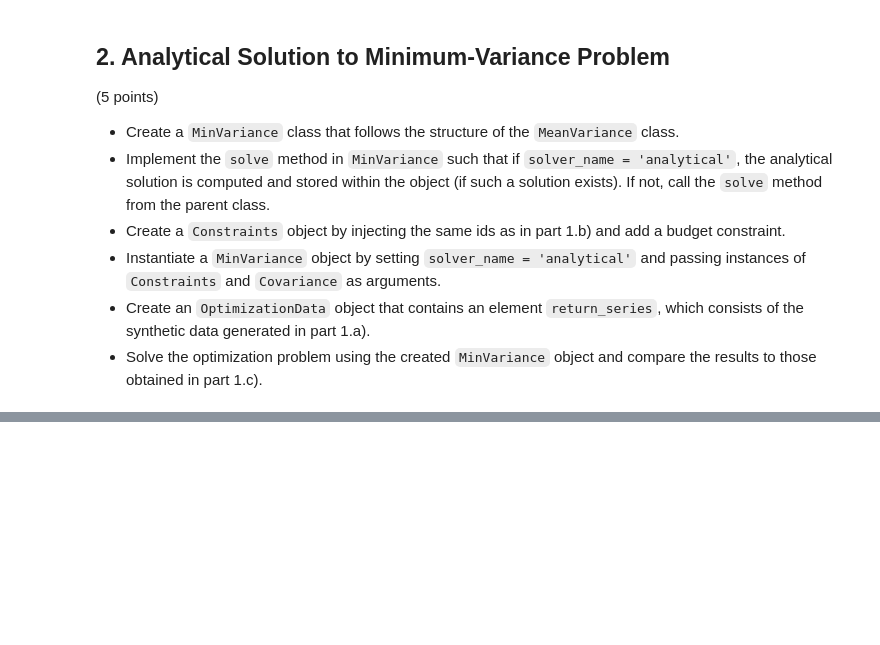
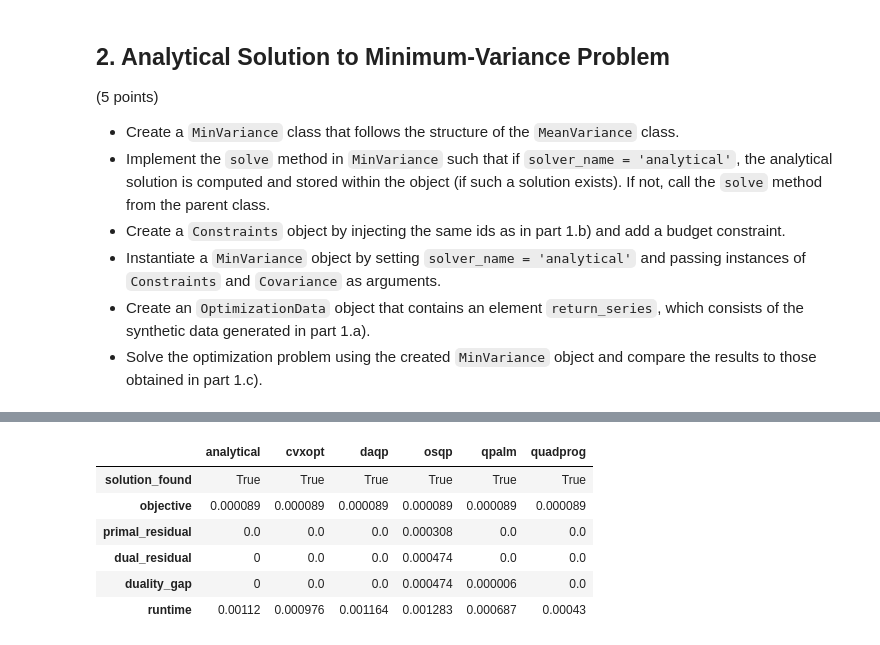
Before and after one commit to Lorbar8/qpmwp-course, a Jupyter notebook: assignments/assignment_1.ipynb, the cells around one changed output, grey strips where cells are left out. Drawn from its saved outputs; the diff is of its cells as text; code cells hidden in the pictures; blank space fills up the shorter version.

```diff
--- a/assignments/assignment_1.ipynb
+++ b/assignments/assignment_1.ipynb
@@ -55,19 +63,23 @@ np.random.seed(rnd_seed)
 
 # Generate a random mean vector and covariance matrix.
 # Make sure the covariance matrix is positive definite.
+mu = np.random.rand(N) * 0.1  # Random mean returns between 0 and 0.1
+A = np.random.rand(N, N) * 0.30
+sigma = np.dot(A, A.transpose())  # Create a positive definite covariance matrix
 
-# mu = <your code here>
-# sigma = <your code here>
 
 # Generate correlated geometric Brownian motion paths and compute discrete returns
 prices = simulate_correlated_gbm(mu=mu, sigma=sigma, T=T, random_seed=None)
 returns = prices.pct_change().dropna()
 
 # Compute the vector of expected returns from df using class ExpectedReturn
-# q = <your code here>
+er = ExpectedReturn()             # create the object Expected Return
+q = er.estimate(returns, False)   # Compute the expected returns given a dataset
 
 # Compute the covariance matrix from df using class Covariance
-# P = <your code here>
+spec = CovarianceSpecification(check_positive_definite = True)
+cov = Covariance(spec)
+P = cov.estimate(returns, False)
 
 
 # Display the results
@@ -92,13 +126,20 @@ Instantiate a constraints object by injecting column names of the return series
 constraints = Constraints(ids = returns.columns.tolist())
 
 # Add budget constraint
-# <your code here>
+constraints.add_budget()
 
 # Add box constraints (i.e., lower and upper bounds)
-#<your code here>
+constraints.add_box(box_type = "LongOnly", upper = 0.2)
+# Add linear constraints
+G = pd.DataFrame(0.0, index=["c1","c2","c3"], columns = constraints.ids)
+G.loc["c1",constraints.ids[0:15]] = 1
+G.loc["c2",constraints.ids[15:45]] = 1
+G.loc["c3",constraints.ids[45:]] = 1
 
-# Add linear constraints
-# <your code here>
+sense = pd.Series(["<=", "<=", "<="])
+rhs = pd.Series([0.3, 0.4, 0.5])
+
+constraints.add_linear(G = G, sense = sense, rhs = rhs)
 
 # Display some columns of the G matrix to verify that the constraints have been set up correctly
 constraints.linear['G'][['Asset_1', 'Asset_15', 'Asset_16', 'Asset_40', 'Asset_41', 'Asset_50']]
@@ -187,0 +580,21 @@ IndentationError: expected an indented block after function definition on line 1
+# %%
+df_results = pd.DataFrame(minvar_results).reindex(
+    index=[
+        "solution_found",
+        "objective",
+        "primal_residual",
+        "dual_residual",
+        "duality_gap",
+        "runtime"
+    ]
+)
+
+df_results
+# %% [output]
+|  | analytical | cvxopt | daqp | osqp | qpalm | quadprog |
+| solution_found | True | True | True | True | True | True |
+| objective | 0.000089 | 0.000089 | 0.000089 | 0.000089 | 0.000089 | 0.000089 |
+| primal_residual | 0.0 | 0.0 | 0.0 | 0.000308 | 0.0 | 0.0 |
+| dual_residual | 0 | 0.0 | 0.0 | 0.000474 | 0.0 | 0.0 |
+| duality_gap | 0 | 0.0 | 0.0 | 0.000474 | 0.000006 | 0.0 |
+| runtime | 0.00112 | 0.000976 | 0.001164 | 0.001283 | 0.000687 | 0.00043 |
```
Also changed, not shown: parts of 13 cells of this notebook.
